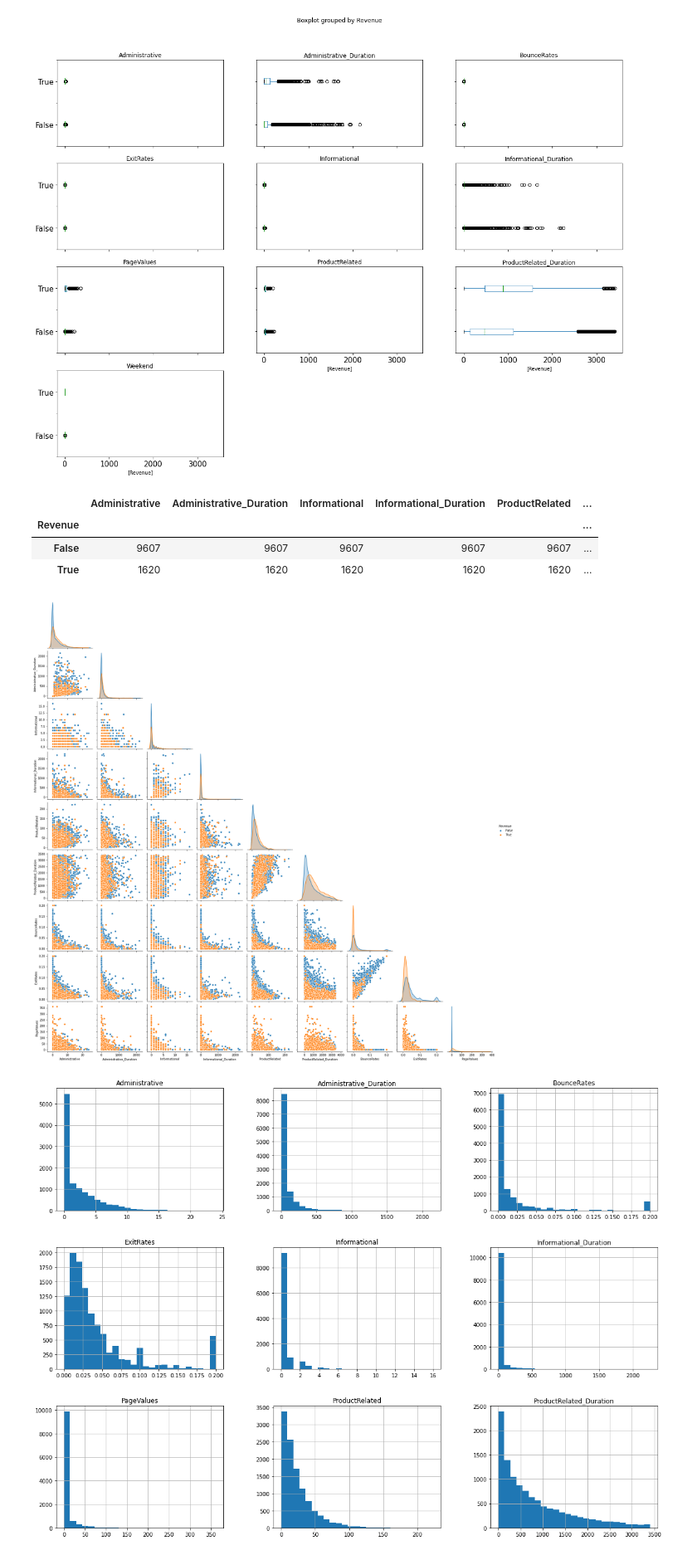
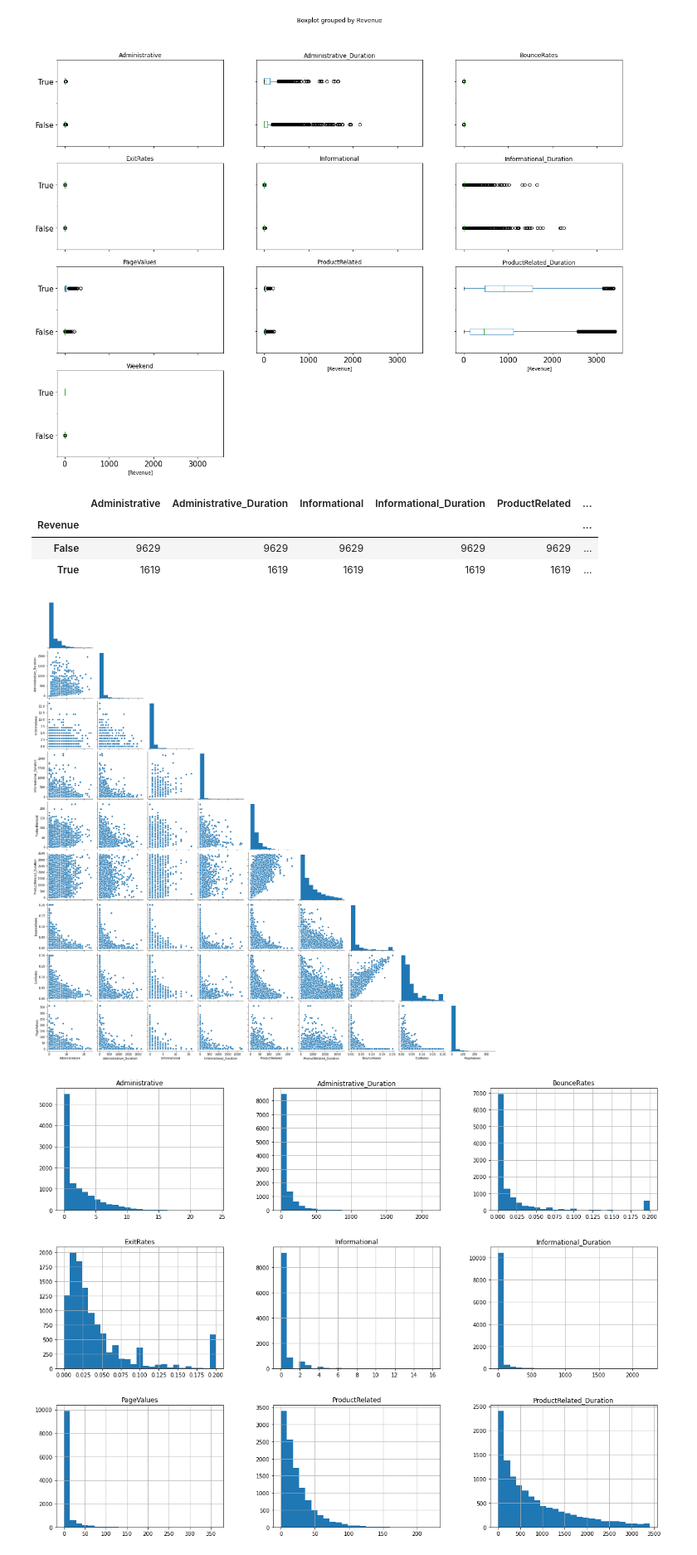
Before and after one commit to SanjaPanda/Online-Shopper-Intention-Capstone, a Jupyter notebook: Data Wrangling.ipynb, the cells around one changed output. Shown at 83% size. Drawn from its saved outputs; the diff is of its cells as text; code cells hidden in the pictures.

```diff
--- a/Data Wrangling.ipynb
+++ b/Data Wrangling.ipynb
@@ -133,7 +137,7 @@ dtype: int64
 # %%
 # categorical feature
 df['SpecialDay'] = df['SpecialDay'].astype('object')
-df['SpecialDay'] = df['Month'].astype('object')
+df['Month'] = df['Month'].astype('object')
 df['OperatingSystems'] = df['OperatingSystems'].astype('object')
 df['Browser'] = df['Browser'].astype('object')
 df['Region'] = df['Region'].astype('object')
@@ -213,6 +217,11 @@ df.dropna(inplace = True)
 df[df.isna().any(axis=1)]
 # %% [output]
 |  | Administrative | Administrative_Duration | Informational | Informational_Duration | ProductRelated | ... |
+# %%
+#int features
+df['Administrative'] = df['Administrative'].astype('int')
+df['Informational'] = df['Informational'].astype('int')
+df['ProductRelated'] = df['ProductRelated'].astype('int')
 # %%
 df.describe().T
 # %% [output]
@@ -375,11 +384,13 @@ df.groupby('Revenue').count()
 # %% [output]
 |  | Administrative | Administrative_Duration | Informational | Informational_Duration | ProductRelated | ... |
 | Revenue |  |  |  |  |  | ... |
-| False | 9607 | 9607 | 9607 | 9607 | 9607 | ... |
-| True | 1620 | 1620 | 1620 | 1620 | 1620 | ... |
+| False | 9629 | 9629 | 9629 | 9629 | 9629 | ... |
+| True | 1619 | 1619 | 1619 | 1619 | 1619 | ... |
 # %%
-df_1 = pd.concat([df.select_dtypes(exclude = ['bool','object']), df['Revenue']], axis=1)
-g = sns.pairplot(df_1,corner=True,hue = 'Revenue')
+#df_1 = pd.concat([df.select_dtypes(exclude = ['bool','object']), df['Revenue']], axis=1)
+#df_1['Revenue'] = df_1['Revenue'].astype('object')
+df_1 = df.select_dtypes(exclude = ['bool','object'])
+g = sns.pairplot(df_1,corner=True)
 # %% [output]
-[figure, old version]
+[figure, new version]
 # %%
```
Also changed, not shown: parts of 14 cells of this notebook, 5 other files.
